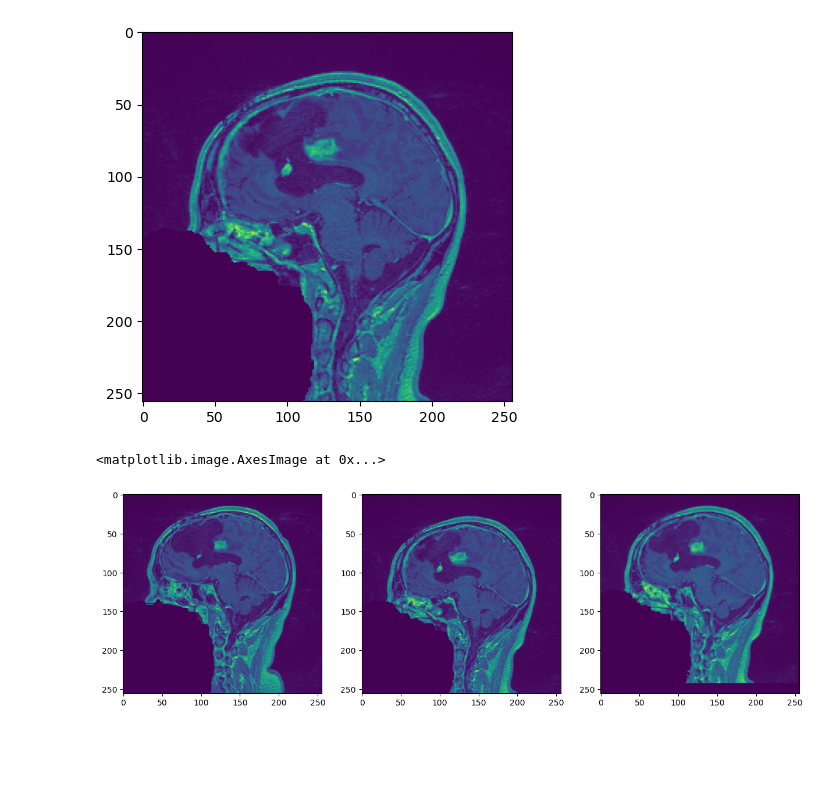
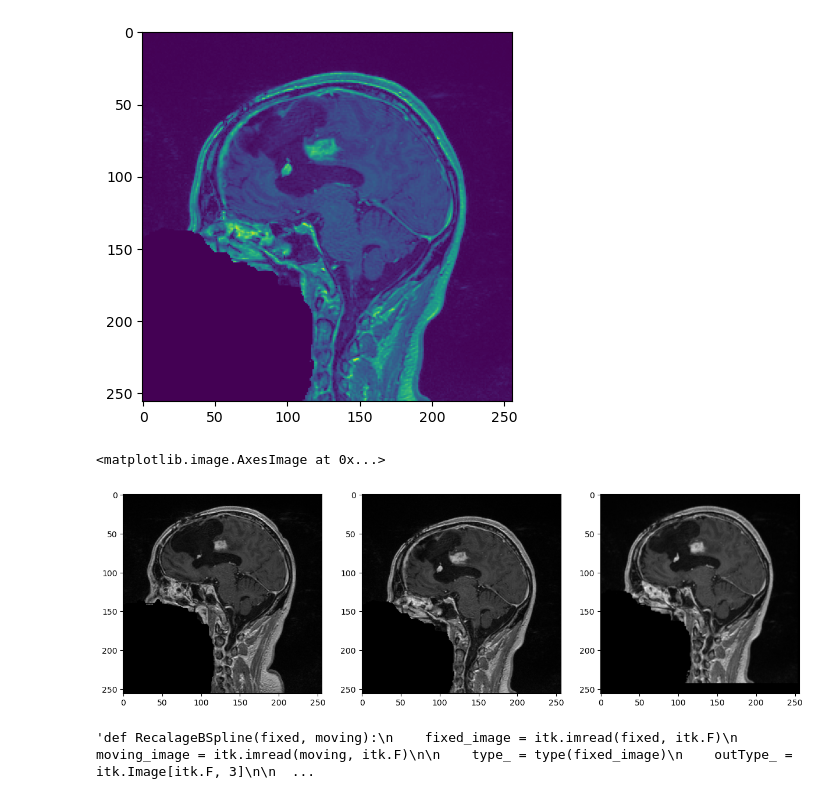
Before and after one commit to Nolab0/VTK-ITK, a Jupyter notebook: notebooks.ipynb, the cells around one changed output. Saved outputs shown, nothing was run; the diff lists cells and outputs as text; code cells hidden in the pictures; blank space fills up the shorter version.

Commit message:
segmentation et début visualisation

```diff
--- a/notebooks.ipynb
+++ b/notebooks.ipynb
@@ -5,13 +5,13 @@ import numpy as np
 # %%
 layer = 80
 # %%
-image = itk.imread("Data/case6_gre1.nrrd", itk.D)
+image = itk.imread("Data/case6_gre1.nrrd", itk.F)
 plt.imshow(image[layer])
 # %% [output]
 <matplotlib.image.AxesImage at 0x...>
 [figure]
 # %%
-image2 = itk.imread("Data/case6_gre2.nrrd", itk.D)
+image2 = itk.imread("Data/case6_gre2.nrrd", itk.F)
 plt.imshow(image2[layer])
 # %% [output]
 <matplotlib.image.AxesImage at 0x...>
@@ -68,11 +68,11 @@ recalee = Recalage("Data/case6_gre1.nrrd", "Data/case6_gre2.nrrd")
 # %%
 plt.figure(figsize=(15,15))
 plt.subplot(1,3,1)
-plt.imshow(image[layer])
+plt.imshow(image[layer], cmap="gray")
 plt.subplot(1,3,2)
-plt.imshow(image2[layer])
+plt.imshow(image2[layer], cmap="gray")
 plt.subplot(1,3,3)
-plt.imshow(recalee[layer])
+plt.imshow(recalee[layer], cmap="gray")
 # %% [output]
 <matplotlib.image.AxesImage at 0x...>
-[figure, old version]
+[figure, new version]
@@ -126,0 +79,56 @@ interactor.Start()
+# %%
+"""def RecalageBSpline(fixed, moving):
+    fixed_image = itk.imread(fixed, itk.F)
+    moving_image = itk.imread(moving, itk.F)
+
+    type_ = type(fixed_image)
+    outType_ = itk.Image[itk.F, 3]
+
+    registration_method = itk.ImageRegistrationMethodv4[type_, type_].New()
+    registration_method.SetFixedImage(fixed_image)
+    registration_method.SetMovingImage(moving_image)
+
+    transform_type = itk.BSplineTransform[itk.D, 3, 3].New()
+    transform_type.SetIdentity()
+    registration_method.SetInitialTransform(transform_type)
+
+    metric = itk.MeanSquaresImageToImageMetricv4[type_, type_].New()
+    metric.SetFixedImage(fixed_image)
+    metric.SetMovingImage(moving_image)
+
+    registration_method.SetMetric(metric)
+
+    optimizer = itk.RegularStepGradientDescentOptimizerv4.New()
+    optimizer.SetLearningRate(4.0)
+    optimizer.SetMinimumStepLength(0.001)
+    optimizer.SetNumberOfIterations(2)
+    registration_method.SetOptimizer(optimizer)
+
+    registration_method.Update()
+    final_transform = registration_method.GetTransform()
+
+    resampler = itk.ResampleImageFilter[type_, type_].New()
+    resampler.SetInput(moving_image)
+    resampler.SetSize(fixed_image.GetLargestPossibleRegion().GetSize())
+    resampler.SetOutputOrigin(fixed_image.GetOrigin())
+    resampler.SetOutputSpacing(fixed_image.GetSpacing())
+    resampler.SetOutputDirection(fixed_image.GetDirection())
+    resampler.SetTransform(final_transform)
+
+    resampler.Update()
+    resampled_image = resampler.GetOutput()
+
+    cast_filter = itk.CastImageFilter[type_, outType_].New()
+    cast_filter.SetInput(resampled_image)
+    cast_filter.Update()
+    return cast_filter.GetOutput()
+recaleeBspline = RecalageBSpline("Data/case6_gre1.nrrd", "Data/case6_gre2.nrrd")
+plt.figure(figsize=(15,15))
+plt.subplot(1,3,1)
+plt.imshow(image[layer])
+plt.subplot(1,3,2)
+plt.imshow(image2[layer])
+plt.subplot(1,3,3)
+plt.imshow(recaleeBspline[layer])"""
+# %% [output]
+'def RecalageBSpline(fixed, moving):\n    fixed_image = itk.imread(fixed, itk.F)\n    moving_image = itk.imread(moving, itk.F)\n\n    type_ = type(fixed_image)\n    outType_ = itk.Image[itk.F, 3]\n\n  ...
```
Also changed, not shown: parts of 9 cells of this notebook.
